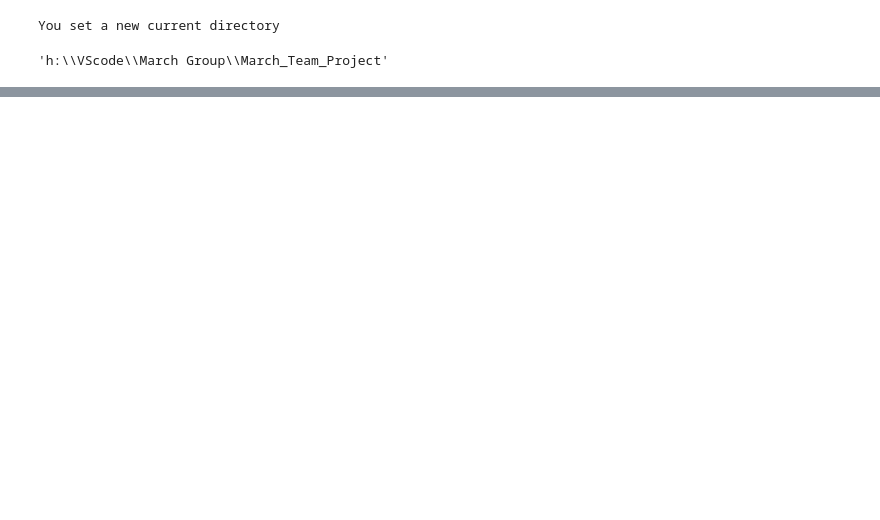
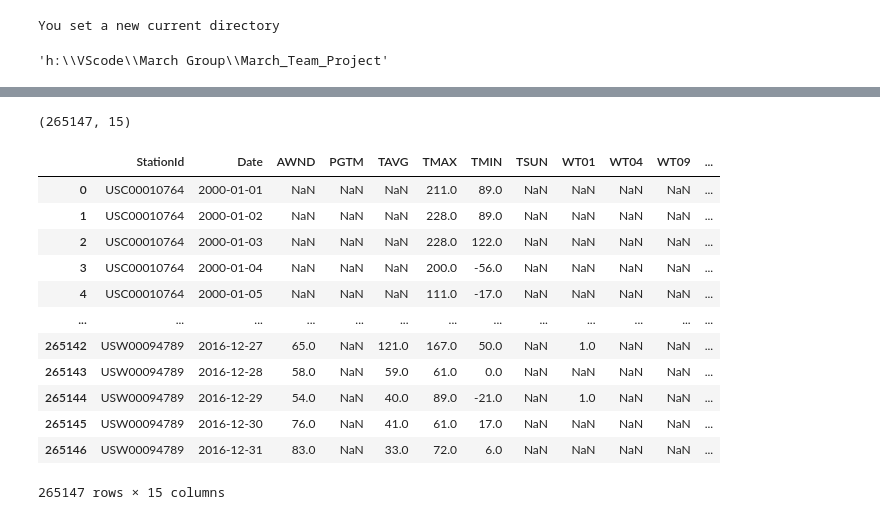
Before and after one commit to tamikamqhum/March_Team_Project, a Jupyter notebook: jupyter_notebooks/PG_Notebook_Weather_laststep.ipynb, the cells around one changed output, grey strips where cells are left out. Drawn from its saved outputs; the diff is of its cells as text; code cells hidden in the pictures; blank space fills up the shorter version.

Commit message:
merge weather data with pollution data Fixes #16 and #15

```diff
--- a/jupyter_notebooks/PG_Notebook_Weather_laststep.ipynb
+++ b/jupyter_notebooks/PG_Notebook_Weather_laststep.ipynb
@@ -23,0 +78,28 @@ MemoryError: Unable to allocate 1.12 GiB for an array with shape (3, 50226757) a
+# %%
+# load weather data on day and city
+weather_data = pd.read_csv('Outputs/Us_Weather_Final_10km.zip')
+# rename columns to match stations
+weather_data = weather_data.rename(columns={'Station_ID':'StationId'})
+# convert date to datetime current format yyyymmdd
+weather_data['Date'] = weather_data['Date'].astype(str)
+weather_data['Date'] = weather_data['Date'].apply(lambda x: x[:4] + '-' + x[4:6] + '-' + x[6:])
+weather_data['Date'] = pd.to_datetime(weather_data['Date'])
+# drop columns not needed
+weather_data = weather_data.drop(columns=["Unnamed: 0", "Unnamed: 0.1"])
+print(weather_data.shape)
+weather_data
+# %% [output]
+(265147, 15)
+|  | StationId | Date | AWND | PGTM | TAVG | TMAX | TMIN | TSUN | WT01 | WT04 | WT09 | ... |
+| 0 | USC00010764 | 2000-01-01 | NaN | NaN | NaN | 211.0 | 89.0 | NaN | NaN | NaN | NaN | ... |
+| 1 | USC00010764 | 2000-01-02 | NaN | NaN | NaN | 228.0 | 89.0 | NaN | NaN | NaN | NaN | ... |
+| 2 | USC00010764 | 2000-01-03 | NaN | NaN | NaN | 228.0 | 122.0 | NaN | NaN | NaN | NaN | ... |
+| 3 | USC00010764 | 2000-01-04 | NaN | NaN | NaN | 200.0 | -56.0 | NaN | NaN | NaN | NaN | ... |
+| 4 | USC00010764 | 2000-01-05 | NaN | NaN | NaN | 111.0 | -17.0 | NaN | NaN | NaN | NaN | ... |
+| ... | ... | ... | ... | ... | ... | ... | ... | ... | ... | ... | ... | ... |
+| 265142 | USW00094789 | 2016-12-27 | 65.0 | NaN | 121.0 | 167.0 | 50.0 | NaN | 1.0 | NaN | NaN | ... |
+| 265143 | USW00094789 | 2016-12-28 | 58.0 | NaN | 59.0 | 61.0 | 0.0 | NaN | NaN | NaN | NaN | ... |
+| 265144 | USW00094789 | 2016-12-29 | 54.0 | NaN | 40.0 | 89.0 | -21.0 | NaN | 1.0 | NaN | NaN | ... |
+| 265145 | USW00094789 | 2016-12-30 | 76.0 | NaN | 41.0 | 61.0 | 17.0 | NaN | NaN | NaN | NaN | ... |
+| 265146 | USW00094789 | 2016-12-31 | 83.0 | NaN | 33.0 | 72.0 | 6.0 | NaN | NaN | NaN | NaN | ... |
+265147 rows × 15 columns
```
Also changed, not shown: parts of 8 cells of this notebook, 1 other file.
